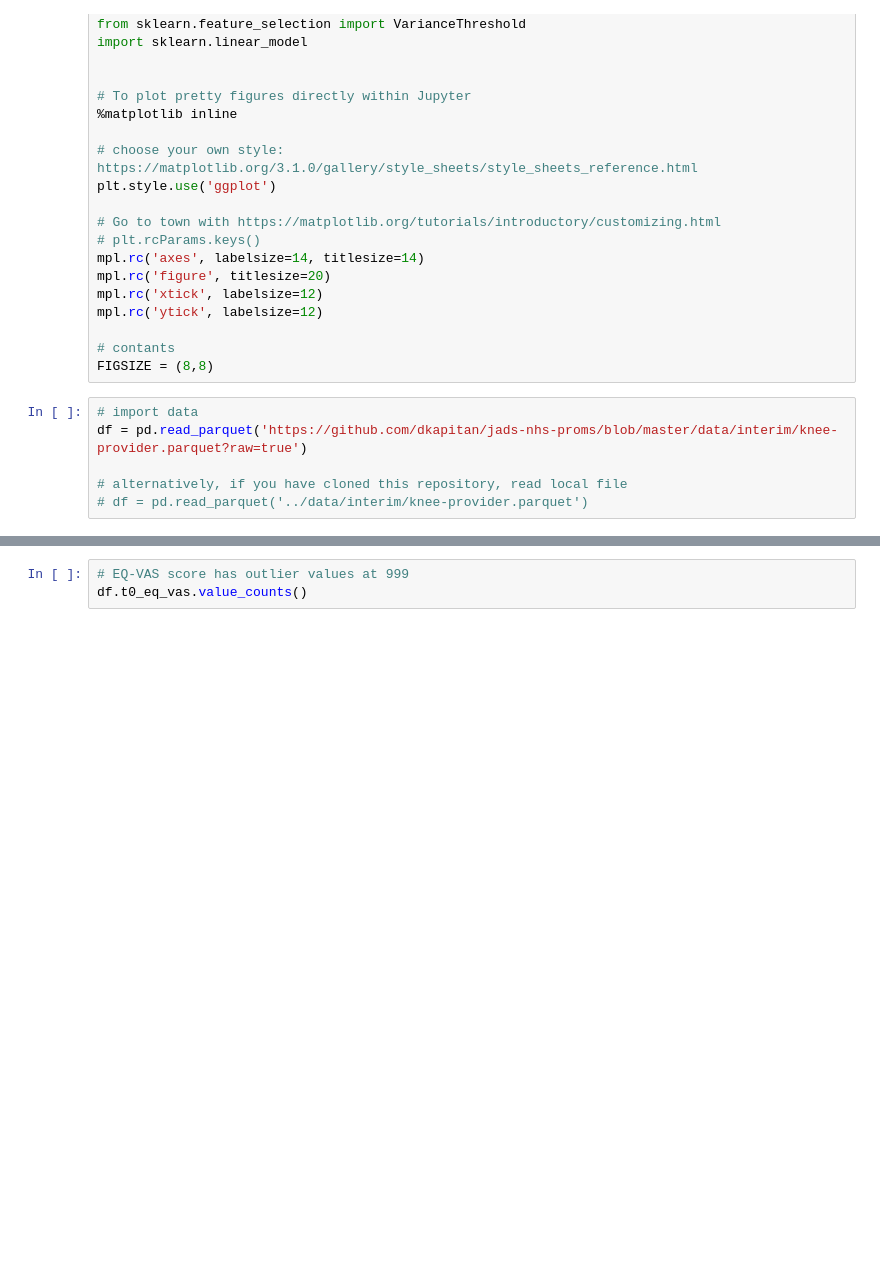
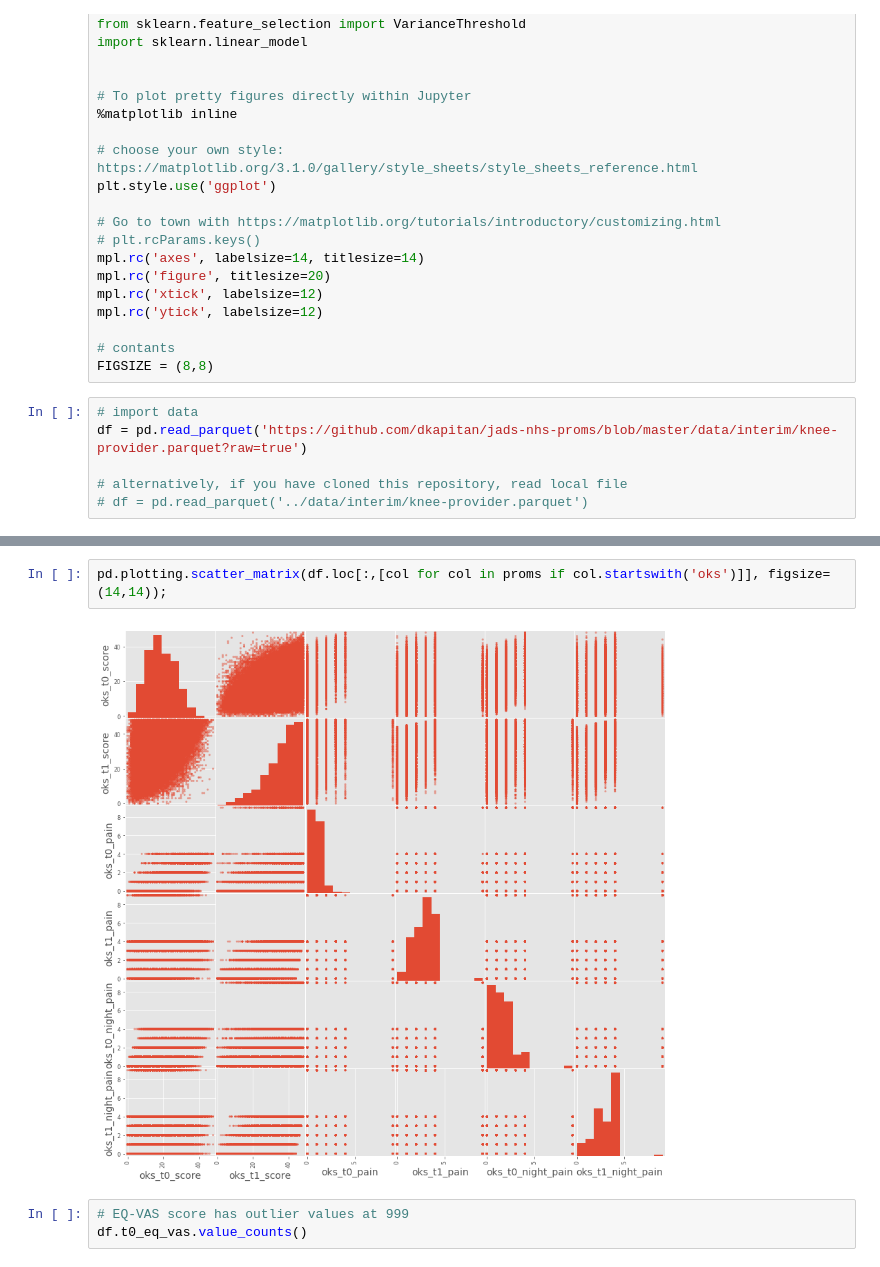
Before and after one commit to EAISI/application-project-nhs-proms, a Jupyter notebook: notebooks/2.0-data-understanding.ipynb, the cells around one changed output, grey strips where cells are left out. Saved outputs shown, nothing was run; the diff lists cells and outputs as text; blank space fills up the shorter version.

```diff
--- a/notebooks/2.0-data-understanding.ipynb
+++ b/notebooks/2.0-data-understanding.ipynb
@@ -74,3 +104,7 @@ df.loc[:,pain_oks].hist(figsize=FIGSIZE);
+# %%
+pd.plotting.scatter_matrix(df.loc[:,[col for col in proms if col.startswith('oks')]], figsize=(14,14));
+# %% [output]
+[figure, added]
 # %%
 # EQ-VAS score has outlier values at 999
 df.t0_eq_vas.value_counts()
```
Also changed, not shown: parts of 7 cells of this notebook.
